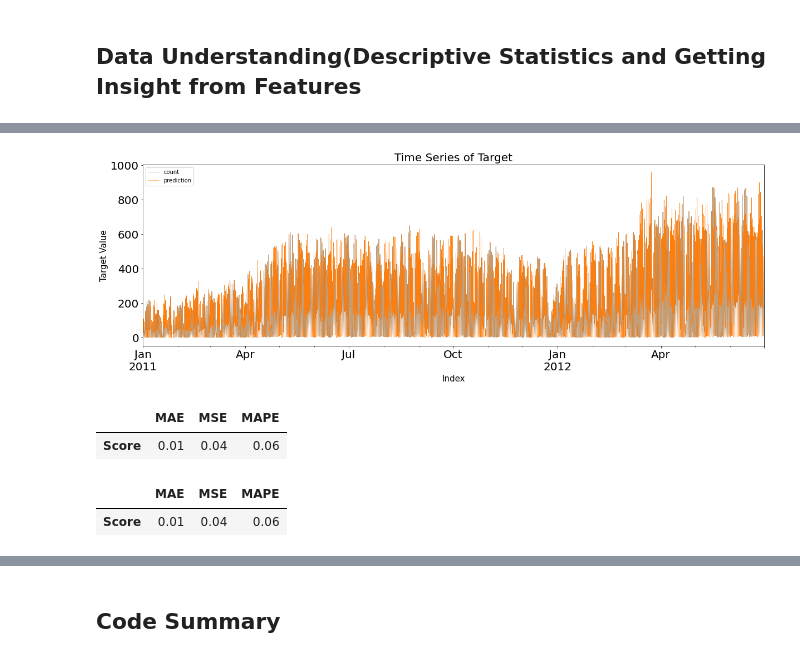
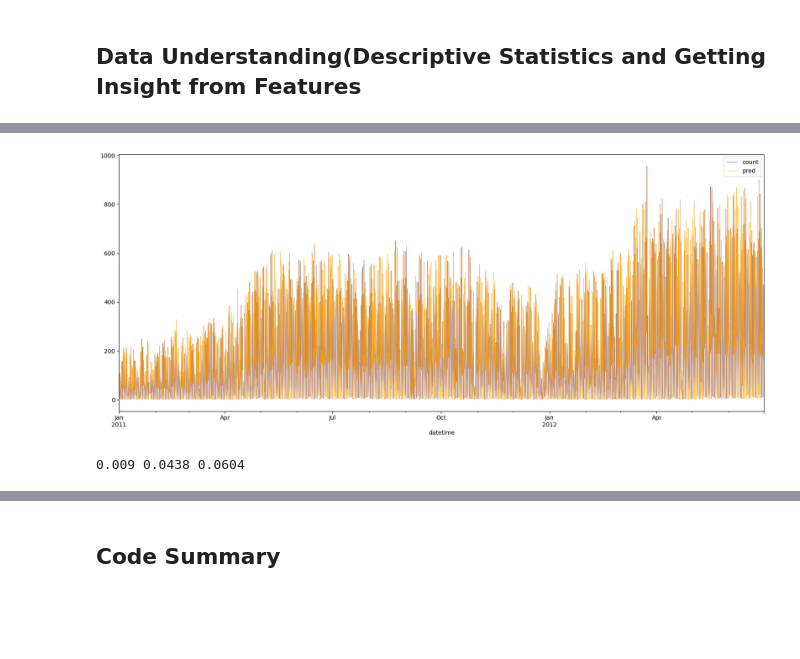
Before and after one commit to KimRass/warehouse, a Jupyter notebook: Time Series/Practice3_Bike Sharing Demand Dataset.ipynb, the cells around one changed output, grey strips where cells are left out. Drawn from its saved outputs; the diff is of its cells as text; code cells hidden in the pictures; blank space fills up the shorter version.

```diff
--- a/Time Series/Practice3_Bike Sharing Demand Dataset.ipynb
+++ b/Time Series/Practice3_Bike Sharing Demand Dataset.ipynb
@@ -337,28 +192,22 @@ pd.concat([Y_train, pd.DataFrame(pred_tr_reg1, index=Y_train.index, columns=["pr
-# %%
-# precision comparisions
-pd.concat([Y_train, pd.DataFrame(pred_tr_reg1, index=Y_train.index, columns=["prediction"])], axis=1).plot(kind="line", figsize=(20,6),
-                                                                                                               xlim=(Y_train.index.min(),Y_train.index.max()),
-                                                                                                               linewidth=0.5, fontsize=20)
-plt.title("Time Series of Target", fontsize=20)
-plt.xlabel("Index", fontsize=15)
-plt.ylabel("Target Value", fontsize=15)
-plt.show()
-# %% [output]
-[figure, removed]
-# %%
-MAE = abs(Y_train.values.flatten() - pred_tr_reg1).mean()
-MSE = ((Y_train.values.flatten() - pred_tr_reg1)**2).mean()
-MAPE = (abs(Y_train.values.flatten() - pred_tr_reg1)/Y_train.values.flatten()*100).mean()
-pd.DataFrame([MAE, MSE, MAPE], index=["MAE", "MSE", "MAPE"], columns=["Score"]).T
-# %% [output]
-|  | MAE | MSE | MAPE |
-| Score | 0.01 | 0.04 | 0.06 |
-# %%
-MAE = abs(Y_train.values.flatten() - pred_tr_reg1).mean()
-MSE = ((Y_train.values.flatten() - pred_tr_reg1)**2).mean()
-MAPE = (abs(Y_train.values.flatten() - pred_tr_reg1)/Y_train.values.flatten()*100).mean()
-
-display(pd.DataFrame([MAE, MSE, MAPE], index=["MAE", "MSE", "MAPE"], columns=["Score"]).T)
-# %% [output]
-|  | MAE | MSE | MAPE |
-| Score | 0.01 | 0.04 | 0.06 |
+# %%
+data_fe = feature_engineering(raw_data)
+x_tr, y_tr, x_test, y_test = data_split(data_fe)
+fit = sm.OLS(y_tr, x_tr).fit()
+# fit_reg1.summary()
+pred_tr_fe = fit.predict(x_tr).values
+pred_test_fe = fit.predict(x_test).values
+
+plt.style.use("default")
+df = pd.concat([y_tr, pd.DataFrame(pred_tr_fe, index=y_tr.index, columns=["pred"])], axis=1)
+df.plot.line(figsize=(20, 8), linewidth=0.4, fontsize=10, color=["blue", "orange"])
+plt.savefig("image.png", bbox_inches="tight")
+plt.show()
+
+mae = round(abs(y_tr["count"].values - pred_tr_fe).mean(), 4)
+mse = round(((y_tr["count"].values - pred_tr_fe)**2).mean(), 4)
+mape = round((abs(y_tr["count"].values - pred_tr_fe)/y_tr["count"].values*100).mean(), 4)
+
+print(mae, mse, mape)
+# %% [output]
+[figure, added]
+0.009 0.0438 0.0604
```
Also changed, not shown: parts of 55 cells of this notebook, 17 other files.
